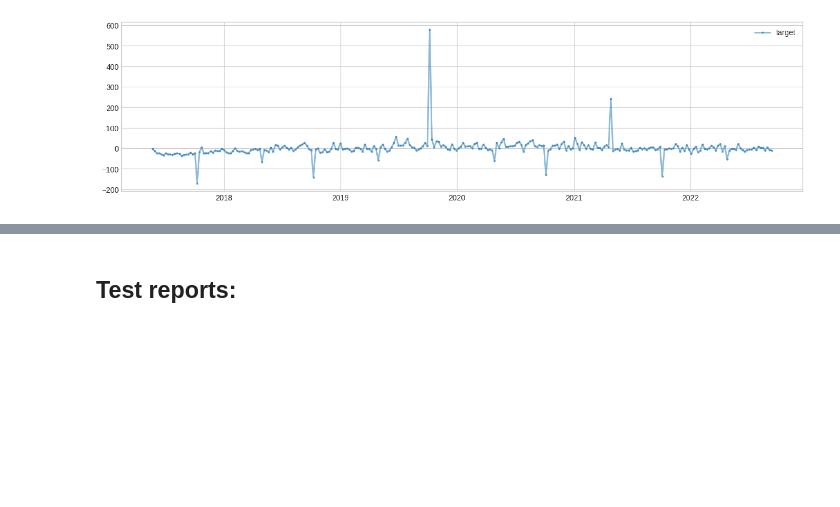
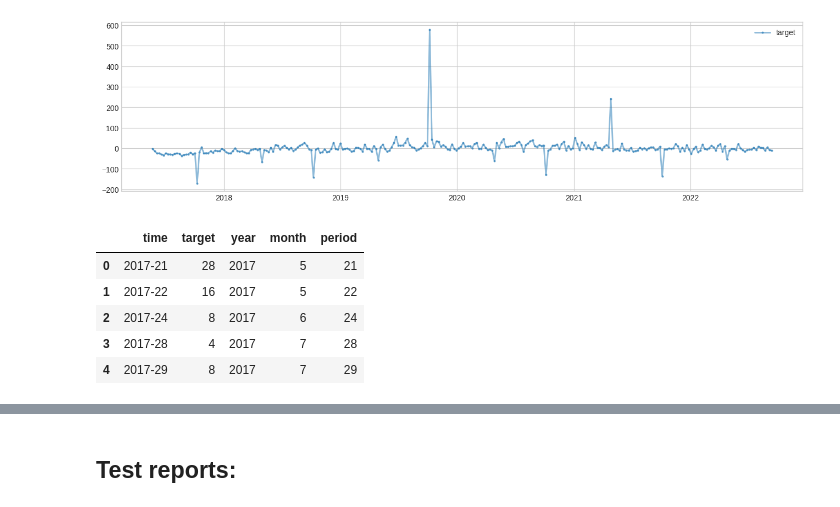
Before and after one commit to AVoss84/aac_anomaly, a Jupyter notebook: src/notebooks/tsa_clm_cnt-AAC-V0.ipynb, the cells around one changed output, grey strips where cells are left out. Saved outputs shown, nothing was run; the diff lists cells and outputs as text; code cells hidden in the pictures; blank space fills up the shorter version.

```diff
--- a/src/notebooks/tsa_clm_cnt-AAC-V0.ipynb
+++ b/src/notebooks/tsa_clm_cnt-AAC-V0.ipynb
@@ -583,6 +541,15 @@ plot(pipeline.fit_transform(s_train), ts_linewidth=2, ts_markersize=4);
 #plot(pd.concat([s, s_transformed], axis=1), ts_markersize=4, ts_linewidth=2.5);
 # %% [output]
 [figure]
+# %%
+df.head()
+# %% [output]
+|  | time | target | year | month | period |
+| 0 | 2017-21 | 28 | 2017 | 5 | 21 |
+| 1 | 2017-22 | 16 | 2017 | 5 | 22 |
+| 2 | 2017-24 | 8 | 2017 | 6 | 24 |
+| 3 | 2017-28 | 4 | 2017 | 7 | 28 |
+| 4 | 2017-29 | 8 | 2017 | 7 | 29 |
 # %%
 from adtk.detector import PcaAD
 from adtk.data import validate_series
```
Also changed, not shown: parts of 21 cells of this notebook, 5 other files.
